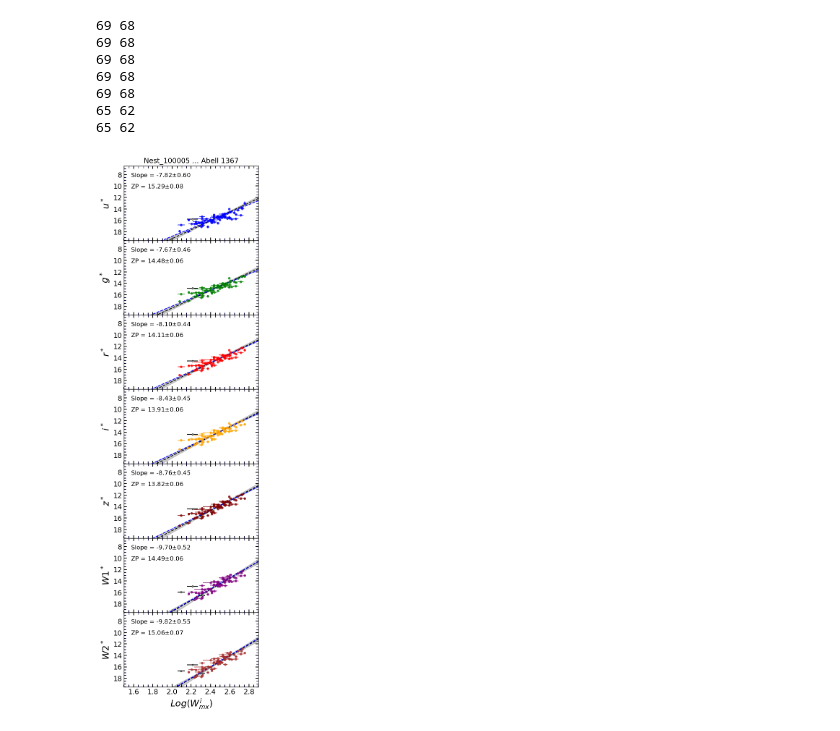
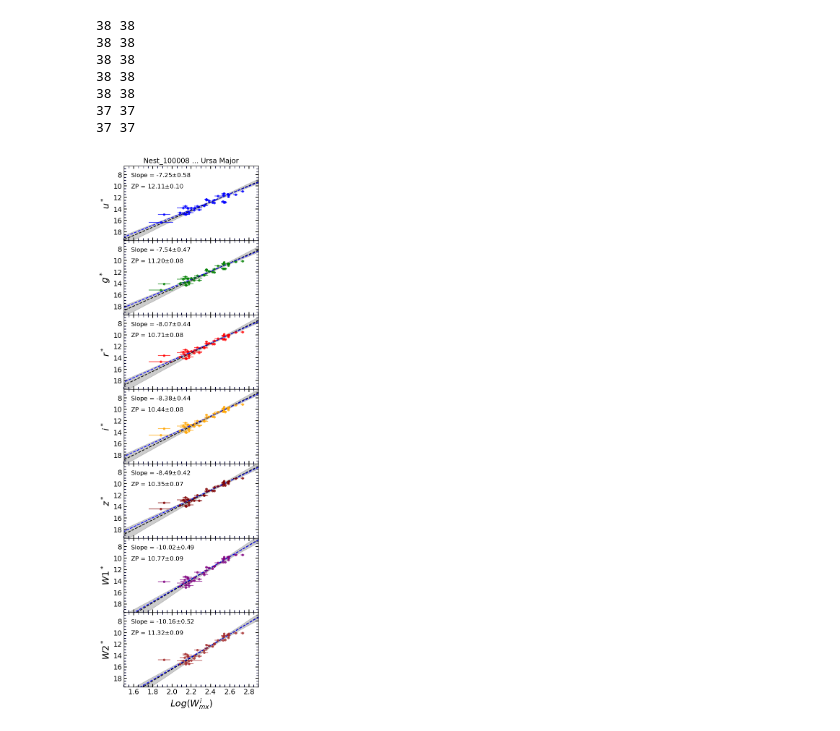
Before and after one commit to ekourkchi/TFcalibrators, a Jupyter notebook: cluster_TFit.ipynb, the cells around one changed output. Drawn from its saved outputs; the diff is of its cells as text; code cells hidden in the pictures.

```diff
--- a/cluster_TFit.ipynb
+++ b/cluster_TFit.ipynb
@@ -346,10 +346,10 @@ for idd in [2816236]:
 # plot_array(table, 'NEST_100003.csv', reject=reject, weird=weird,
 #            clusterName='Centaurus Cluster', nest='Nest_100003')
 
-reject = [36323,36328,36330,36608,200155]
-weird = [37140]
-plot_array(table, 'NEST_100005.csv', reject=reject, weird=weird,
-           clusterName='Abell 1367', nest='Nest_100005')
+# reject = [36323,36328,36330,36608,200155]
+# weird = [37140]
+# plot_array(table, 'NEST_100005.csv', reject=reject, weird=weird,
+#            clusterName='Abell 1367', nest='Nest_100005')
 
 
 # reject = []
@@ -362,10 +362,10 @@ plot_array(table, 'NEST_100005.csv', reject=reject, weird=weird,
 # plot_array(table, 'NEST_100007.csv', reject=reject, weird=weird,
 #            clusterName='Abell 2151 (Hercules)', nest='Nest_100007')
 
-# reject = [37550]
-# weird = []
-# plot_array(table, 'NEST_100008.csv', reject=reject, weird=weird,
-#            clusterName='Ursa Major', nest='Nest_100008')
+reject = [37550]
+weird = []
+plot_array(table, 'NEST_100008.csv', reject=reject, weird=weird,
+           clusterName='Ursa Major', nest='Nest_100008')
 
 
 # reject = []
@@ -406,38 +406,38 @@ plot_array(table, 'NEST_100005.csv', reject=reject, weird=weird,
 # plot_array(table, 'NEST_200012.csv', reject=reject, weird=weird,
 #            clusterName='Abell 400 cluster', nest='Nest_200012')
 
 
 # reject = [85526,85643,90431,197699]
 # weird = [5057398]
 # plot_array(table, 'NEST_200016.csv', reject=reject, weird=weird,
 #            clusterName='Abell 2634/66 cluster', nest='Nest_200016')
 
 # reject = []
 # weird = []
 # plot_array(table, 'NEST_200017.csv', reject=reject, weird=weird,
 #            clusterName='Abell 539 cluster', nest='Nest_200017')
 
 # reject = [1724]
 # weird = []
 # plot_array(table, 'NEST_200037.csv', reject=reject, weird=weird,
 #            clusterName='NGC70 cluster', nest='Nest_200037')
 
 ## PGC 2816236 is next to a bright star so I removed it
 # reject = [90474]
 # weird = [1707532]
 # plot_array(table, 'NEST_200045.csv', reject=reject, weird=weird,
 #            clusterName='NGC80 cluster', nest='Nest_200045')
 
 # reject = [70712, 70998, 71360]
 # weird = []
 # plot_array(table, 'NEST_200092.csv', reject=reject, weird=weird,
 #            clusterName='Pegasus cluster', nest='Nest_200092')
 # %% [output]
-69 68
-69 68
-69 68
-69 68
-69 68
-65 62
-65 62
+38 38
+38 38
+38 38
+38 38
+38 38
+37 37
+37 37
-[figure, old version]
+[figure, new version]
```
Also changed, not shown: parts of 1 cell of this notebook, 5 other files.
